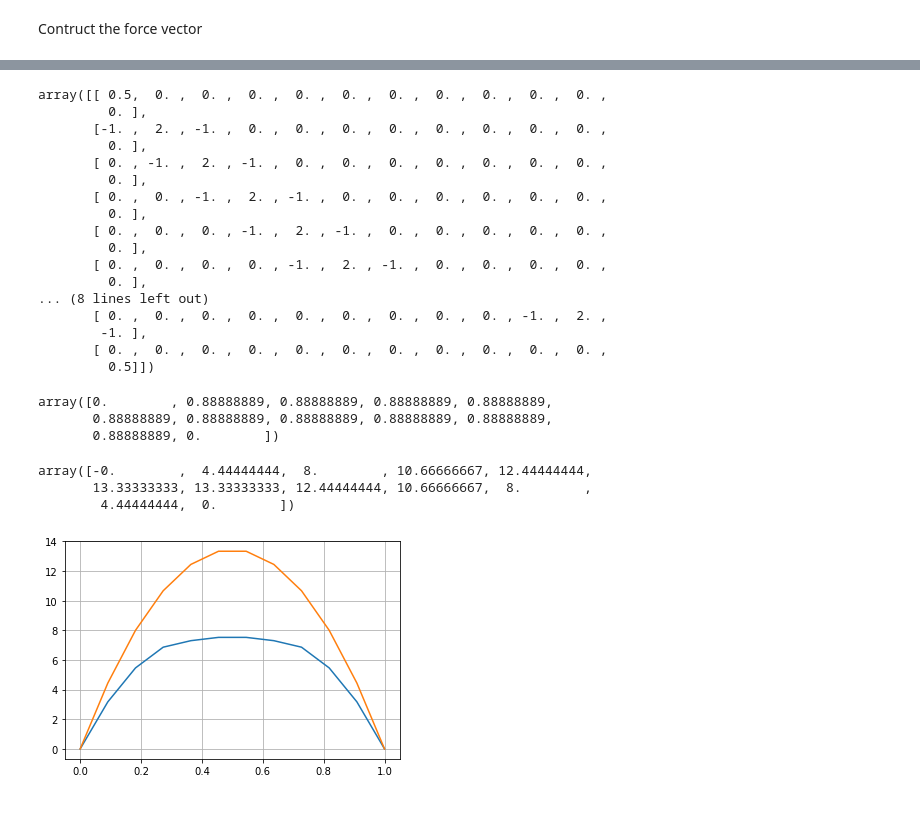
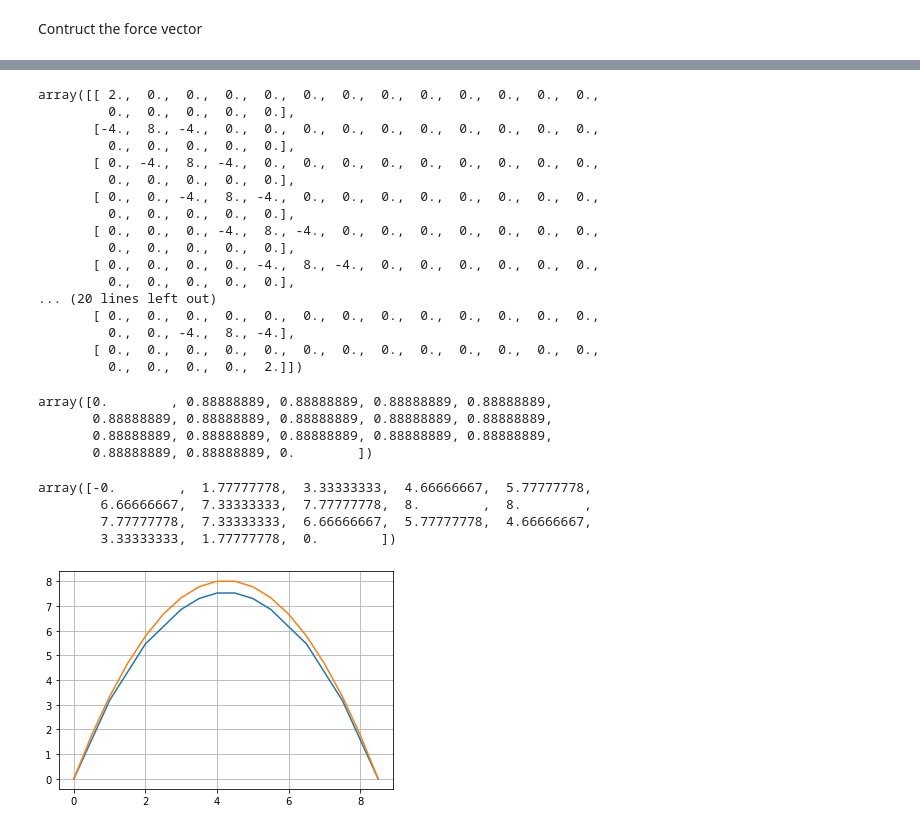
Before and after one commit to diehlpk/reusommer21, a Jupyter notebook: Linear_Interpolation.ipynb, the cells around one changed output, grey strips where cells are left out. Saved outputs shown, nothing was run; the diff lists cells and outputs as text; code cells hidden in the pictures.

```diff
--- a/Linear_Interpolation.ipynb
+++ b/Linear_Interpolation.ipynb
@@ -116,48 +133,52 @@ def FDM(n,h):
 
     return M
 # %%
-MFDM = FDM(5,1)
+MFDM = FDM(18,0.5)
 MFDM
 # %% [output]
-array([[ 0.5,  0. ,  0. ,  0. ,  0. ,  0. ,  0. ,  0. ,  0. ,  0. ,  0. ,
-         0. ],
-       [-1. ,  2. , -1. ,  0. ,  0. ,  0. ,  0. ,  0. ,  0. ,  0. ,  0. ,
-         0. ],
-       [ 0. , -1. ,  2. , -1. ,  0. ,  0. ,  0. ,  0. ,  0. ,  0. ,  0. ,
-         0. ],
-       [ 0. ,  0. , -1. ,  2. , -1. ,  0. ,  0. ,  0. ,  0. ,  0. ,  0. ,
-         0. ],
-       [ 0. ,  0. ,  0. , -1. ,  2. , -1. ,  0. ,  0. ,  0. ,  0. ,  0. ,
-         0. ],
-       [ 0. ,  0. ,  0. ,  0. , -1. ,  2. , -1. ,  0. ,  0. ,  0. ,  0. ,
-         0. ],
-... (8 lines left out)
-       [ 0. ,  0. ,  0. ,  0. ,  0. ,  0. ,  0. ,  0. ,  0. , -1. ,  2. ,
-        -1. ],
-       [ 0. ,  0. ,  0. ,  0. ,  0. ,  0. ,  0. ,  0. ,  0. ,  0. ,  0. ,
-         0.5]])
+array([[ 2.,  0.,  0.,  0.,  0.,  0.,  0.,  0.,  0.,  0.,  0.,  0.,  0.,
+         0.,  0.,  0.,  0.,  0.],
+       [-4.,  8., -4.,  0.,  0.,  0.,  0.,  0.,  0.,  0.,  0.,  0.,  0.,
+         0.,  0.,  0.,  0.,  0.],
+       [ 0., -4.,  8., -4.,  0.,  0.,  0.,  0.,  0.,  0.,  0.,  0.,  0.,
+         0.,  0.,  0.,  0.,  0.],
+       [ 0.,  0., -4.,  8., -4.,  0.,  0.,  0.,  0.,  0.,  0.,  0.,  0.,
+         0.,  0.,  0.,  0.,  0.],
+       [ 0.,  0.,  0., -4.,  8., -4.,  0.,  0.,  0.,  0.,  0.,  0.,  0.,
+         0.,  0.,  0.,  0.,  0.],
+       [ 0.,  0.,  0.,  0., -4.,  8., -4.,  0.,  0.,  0.,  0.,  0.,  0.,
+         0.,  0.,  0.,  0.,  0.],
+... (20 lines left out)
+       [ 0.,  0.,  0.,  0.,  0.,  0.,  0.,  0.,  0.,  0.,  0.,  0.,  0.,
+         0.,  0., -4.,  8., -4.],
+       [ 0.,  0.,  0.,  0.,  0.,  0.,  0.,  0.,  0.,  0.,  0.,  0.,  0.,
+         0.,  0.,  0.,  0.,  2.]])
 # %%
-fFDM = np.zeros([5])
+fFDM = np.zeros([18])
 # %%
-for i in range(1,5):
+for i in range(1,17):
     fFDM[i] =  8/9
 # %%
 fFDM
 # %% [output]
 array([0.        , 0.88888889, 0.88888889, 0.88888889, 0.88888889,
        0.88888889, 0.88888889, 0.88888889, 0.88888889, 0.88888889,
-       0.88888889, 0.        ])
+       0.88888889, 0.88888889, 0.88888889, 0.88888889, 0.88888889,
+       0.88888889, 0.88888889, 0.        ])
 # %%
 uFDM = np.linalg.solve(MFDM,fFDM)
 # %%
 uFDM
 # %% [output]
-array([-0.        ,  4.44444444,  8.        , 10.66666667, 12.44444444,
-       13.33333333, 13.33333333, 12.44444444, 10.66666667,  8.        ,
-        4.44444444,  0.        ])
+array([-0.        ,  1.77777778,  3.33333333,  4.66666667,  5.77777778,
+        6.66666667,  7.33333333,  7.77777778,  8.        ,  8.        ,
+        7.77777778,  7.33333333,  6.66666667,  5.77777778,  4.66666667,
+        3.33333333,  1.77777778,  0.        ])
+# %%
+xFDM = np.arange(0,9,0.5)
 # %%
 plt.plot(x,uSlice)
-plt.plot(x,uFDM)
+plt.plot(xFDM,uFDM)
 plt.grid()
 # %% [output]
-[figure, old version]
+[figure, new version]
```
Also changed, not shown: parts of 5 cells of this notebook.
